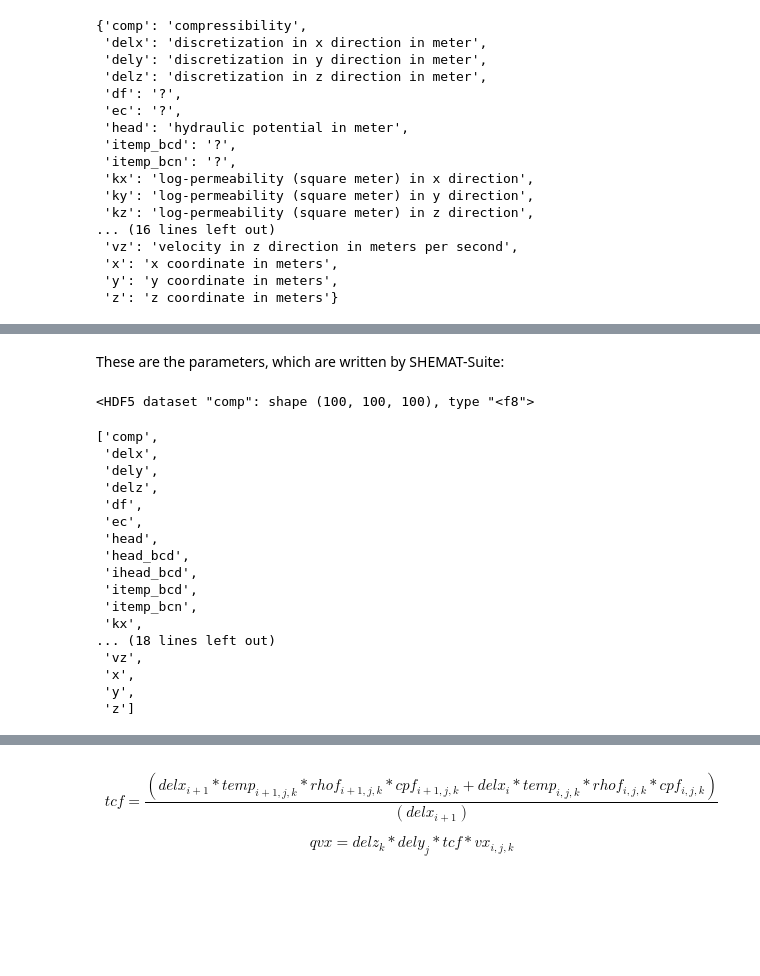
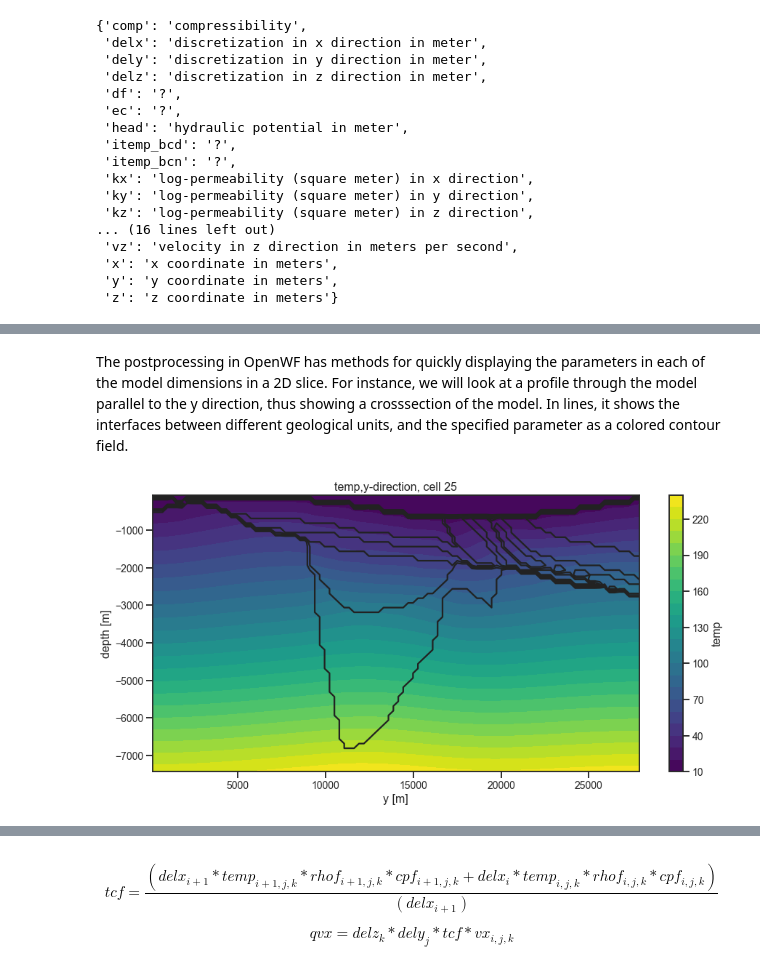
Before and after one commit to GEG-ETHZ/PSGeothermieAargau, a Jupyter notebook: examples/WP3-heat_transport/POC-HFD_calculation.ipynb, the cells around one changed output, grey strips where cells are left out. Drawn from its saved outputs; the diff is of its cells as text; code cells hidden in the pictures; blank space fills up the shorter version.

````diff
--- a/examples/WP3-heat_transport/POC-HFD_calculation.ipynb
+++ b/examples/WP3-heat_transport/POC-HFD_calculation.ipynb
@@ -37,7 +37,8 @@ fid = h5py.File('../../models/SHEMAT-Suite_output/SHEMAT_PCT_base_model_final.h5
 ```
 The file can be loaded in different states, among others for 'r' for read, 'a' for append, 'w' for write, etc. The ``read_hdf`` method in OpenWF lets the user also choose the state to load the HDF5 file.
 # %%
-fid = pp.read_hdf_file('../../models/SHEMAT-Suite_output/SHEMAT_PCT_base_model_temp_final.h5', write=False)
+model_path = '../../models/SHEMAT-Suite_output/SHEMAT_PCT_base_model_temp_final.h5'
+fid = pp.read_hdf_file(model_path, write=False)
 # %% [markdown]
 To check the parameters stored in the HDF5 file, you can query the loaded h5py file for its keys, i.e. the "labels" of the data boxes stored in the HDF5 file.
 # %%
@@ -473,3 +69,0 @@ parent = 'H:PCT_SHEMAT/2021-08-10_MC_compaction/SHEMAT_MC_realistic_compaction/'
-# %%
-model_path = 'H:PCT_SHEMAT/Advection/GeoMol_jordan_boreholes_fault_horizon_SHSuite_topo_fine_final.h5'
-#model_path = parent+'base_model_final.h5'
@@ -483,26 +70,8 @@ z = model['z'][:,0,0]
-# %% [markdown]
-These are the parameters, which are written by SHEMAT-Suite:
-# %%
-model['comp']
-# %% [output]
-<HDF5 dataset "comp": shape (100, 100, 100), type "<f8">
-# %%
-list(model.keys())
-# %% [output]
-['comp',
- 'delx',
- 'dely',
- 'delz',
- 'df',
- 'ec',
- 'head',
- 'head_bcd',
- 'ihead_bcd',
- 'itemp_bcd',
- 'itemp_bcn',
- 'kx',
-... (18 lines left out)
- 'vz',
- 'x',
- 'y',
- 'z']
+# %% [markdown]
+The postprocessing in OpenWF has methods for quickly displaying the parameters in each of the model dimensions in a 2D slice. For instance, we will look at a profile through the model parallel to the y direction, thus showing a crosssection of the model. In lines, it shows the interfaces between different geological units, and the specified parameter as a colored contour field.
+# %%
+# plot slice temperature
+fig = plt.figure(figsize=[15,7])
+pp.plot_slice(model_path, parameter='temp', direction='y', cell_number=25)
+# %% [output]
+[figure, added]
````
Also changed, not shown: parts of 31 cells of this notebook, 1 other file.
